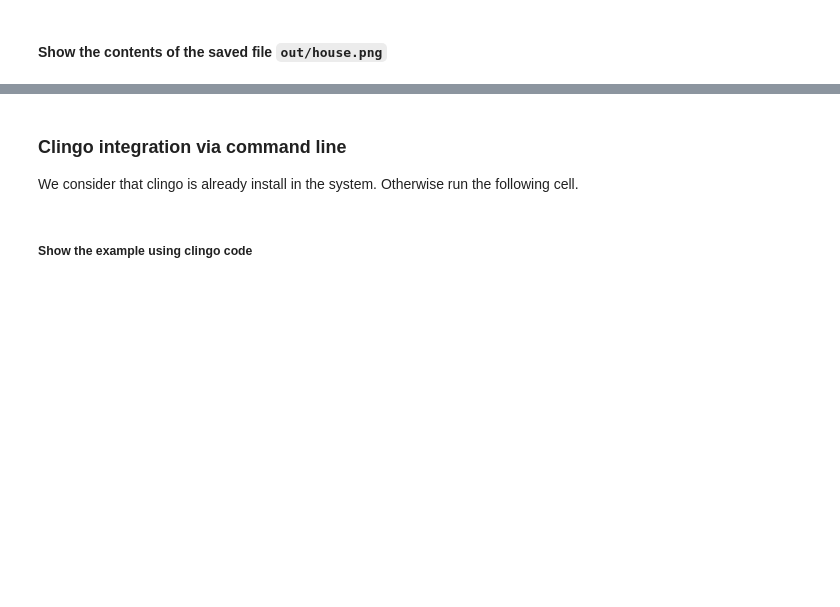
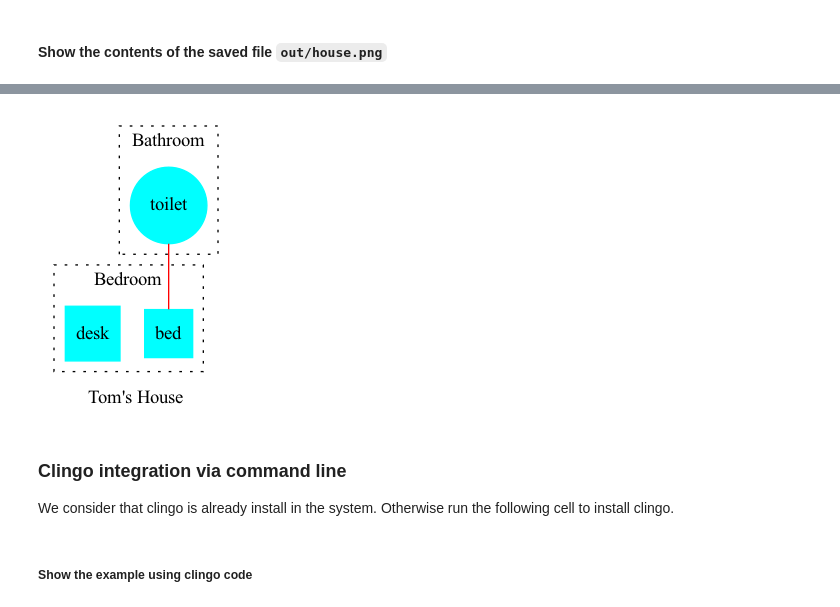
Before and after one commit to potassco/clingraph, a Jupyter notebook: docs/notebook.ipynb, the cells around one changed output, grey strips where cells are left out. Drawn from its saved outputs; the diff is of its cells as text; code cells hidden in the pictures; blank space fills up the shorter version.

```diff
--- a/docs/notebook.ipynb
+++ b/docs/notebook.ipynb
@@ -265,5 +261,10 @@ Run this markdown cell to show the saved image:
+# %%
+from IPython.display import Image
+Image("out/house.png")
+# %% [output]
+[figure, added]
 # %% [markdown]
 ### Clingo integration via command line
 
-We consider that clingo is already install in the system. Otherwise run the following cell.
+We consider that clingo is already install in the system. Otherwise run the following cell to install clingo.
 # %%
```
Also changed, not shown: parts of 5 cells of this notebook.
